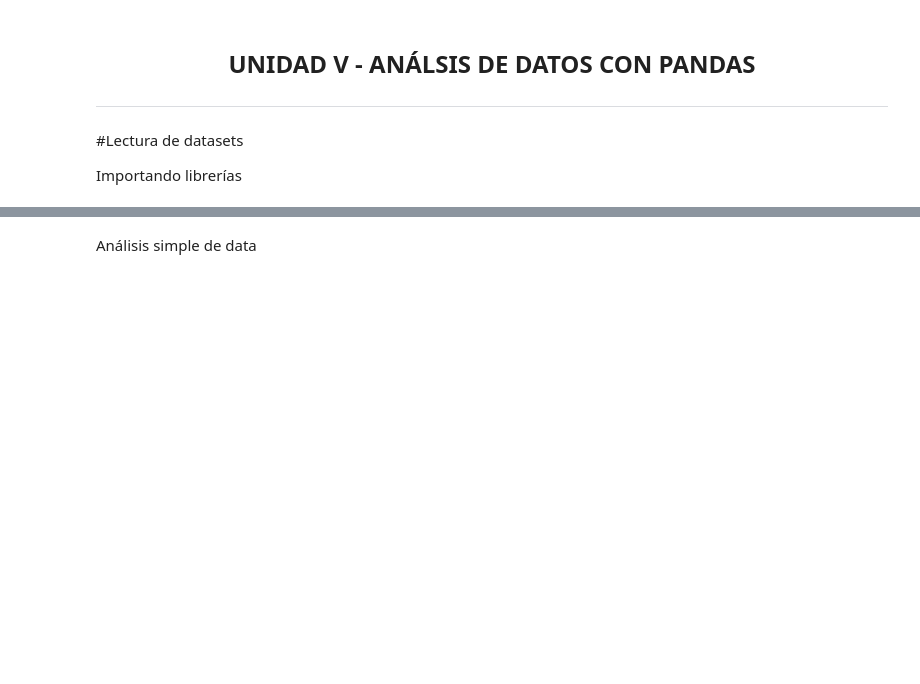
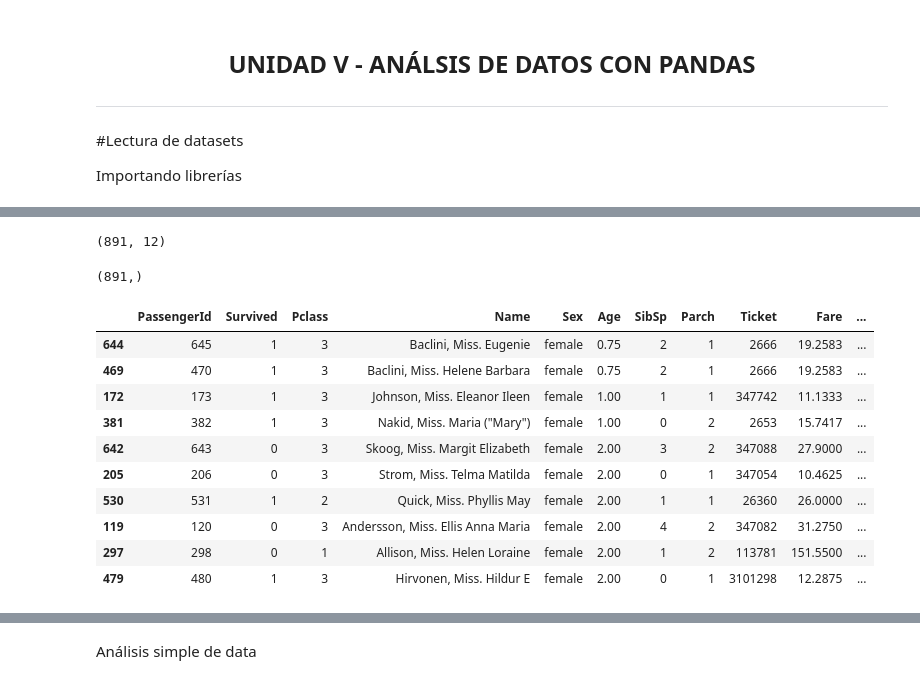
Before and after one commit to JCaballerot/Programacion_en_Python, a Jupyter notebook: modulo5/Análisis_de_datos_con_pandas.ipynb, the cells around one changed output, grey strips where cells are left out. Saved outputs shown, nothing was run; the diff lists cells and outputs as text; code cells hidden in the pictures; blank space fills up the shorter version.

```diff
--- a/modulo5/Análisis_de_datos_con_pandas.ipynb
+++ b/modulo5/Análisis_de_datos_con_pandas.ipynb
@@ -17,0 +33,8 @@ pddf = pd.read_csv('.csv')
+# %%
+pddf.shape
+# %% [output]
+(891, 12)
+# %%
+pddf.drop_duplicates().shape
+# %% [output]
+(891,)
@@ -18,2 +43,16 @@ pddf = pd.read_csv('.csv')
+# %%
+pddf.head(10)
+# %% [output]
+|  | PassengerId | Survived | Pclass | Name | Sex | Age | SibSp | Parch | Ticket | Fare | ... |
+| 644 | 645 | 1 | 3 | Baclini, Miss. Eugenie | female | 0.75 | 2 | 1 | 2666 | 19.2583 | ... |
+| 469 | 470 | 1 | 3 | Baclini, Miss. Helene Barbara | female | 0.75 | 2 | 1 | 2666 | 19.2583 | ... |
+| 172 | 173 | 1 | 3 | Johnson, Miss. Eleanor Ileen | female | 1.00 | 1 | 1 | 347742 | 11.1333 | ... |
+| 381 | 382 | 1 | 3 | Nakid, Miss. Maria ("Mary") | female | 1.00 | 0 | 2 | 2653 | 15.7417 | ... |
+| 642 | 643 | 0 | 3 | Skoog, Miss. Margit Elizabeth | female | 2.00 | 3 | 2 | 347088 | 27.9000 | ... |
+| 205 | 206 | 0 | 3 | Strom, Miss. Telma Matilda | female | 2.00 | 0 | 1 | 347054 | 10.4625 | ... |
+| 530 | 531 | 1 | 2 | Quick, Miss. Phyllis May | female | 2.00 | 1 | 1 | 26360 | 26.0000 | ... |
+| 119 | 120 | 0 | 3 | Andersson, Miss. Ellis Anna Maria | female | 2.00 | 4 | 2 | 347082 | 31.2750 | ... |
+| 297 | 298 | 0 | 1 | Allison, Miss. Helen Loraine | female | 2.00 | 1 | 2 | 113781 | 151.5500 | ... |
+| 479 | 480 | 1 | 3 | Hirvonen, Miss. Hildur E | female | 2.00 | 0 | 1 | 3101298 | 12.2875 | ... |
 # %%
 # sorteando data
```
Also changed, not shown: parts of 28 cells of this notebook.
